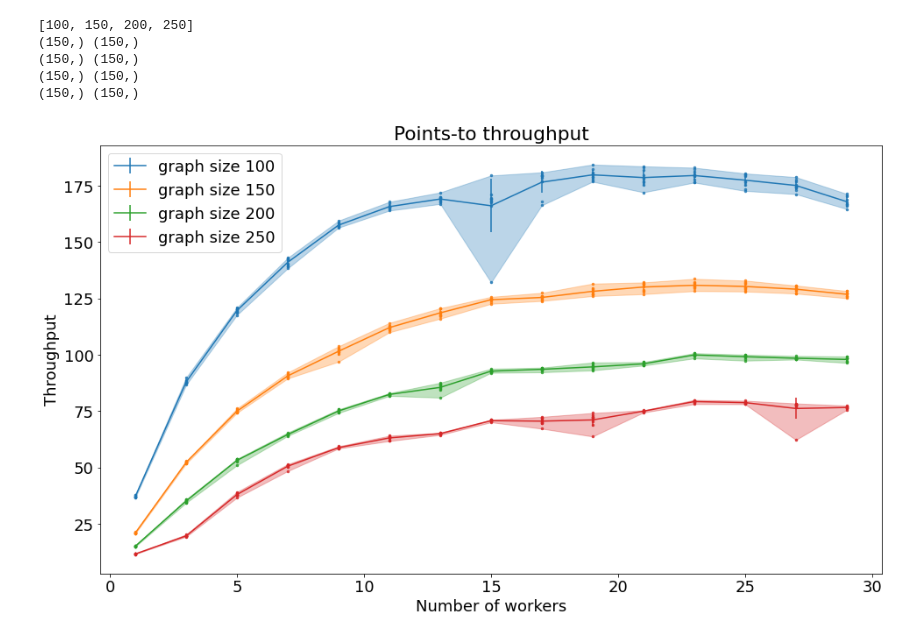
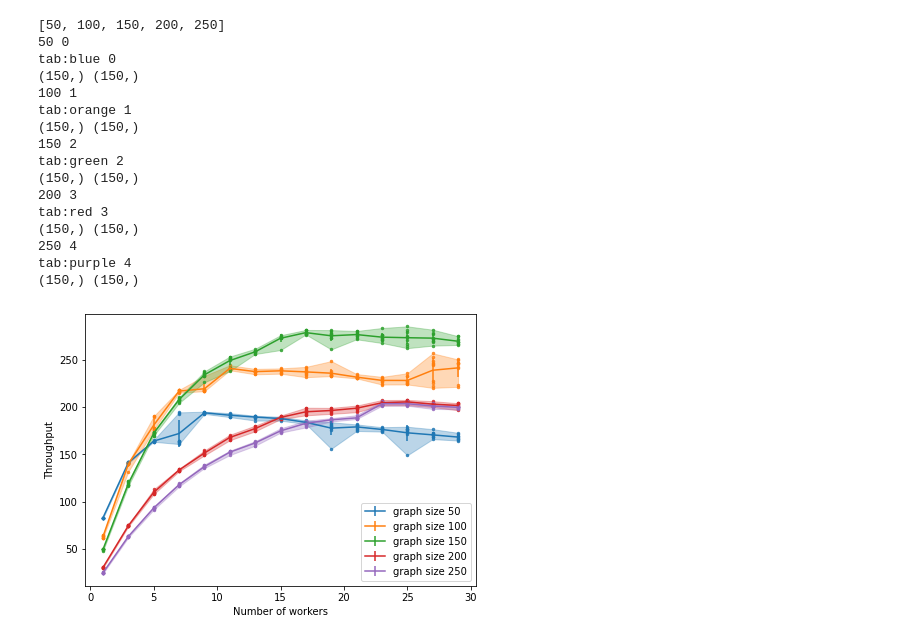
Before and after one commit to Vincent-lau/erlog, a Jupyter notebook: apps/bench/src/plot.ipynb, the cells around one changed output. Cells and saved outputs as stored; diff of their text form; code cells hidden in the pictures.

Commit message:
style:remove font change in plotting

```diff
--- a/apps/bench/src/plot.ipynb
+++ b/apps/bench/src/plot.ipynb
@@ -9,9 +10,13 @@ th_scaling = 10000
 plot_colours = ['tab:blue', 'tab:orange', 'tab:green', 'tab:red', 'tab:purple',
                 'tab:brown', 'tab:pink', 'tab:gray', 'tab:olive', 'tab:cyan']
 
-font = {'size'   : 18}
-mpl.rc('font', **font)
-label_font_sz = 25
+# font = {'size'   : 25}
+# mpl.rc('font', **font)
+# label_font_sz = 30
+
+
+# rc('font', **{'family': 'serif', 'serif': ['Computer Modern']})
+# rc('text', usetex=True)
 # %%
 def get_throughput(latency, graph_size, th_scaling=10000000000):
   return graph_size  * th_scaling / float(latency) / 1000
@@ -170,6 +163,8 @@ def read_data2(file_name):
     with open(file_name, "r") as in_file:
         throughput = []
         for l in in_file:
+            if l.startswith('END'):
+              break
             if l.startswith('graph'):
                 graph_size.append(int(l.split(' ')[2]))
             if l.startswith('[') or l.startswith(' {'):
@@ -186,6 +181,8 @@ def read_data2(file_name):
                     throughput.append([get_throughput(x, graph_size[-1]) for x in t])
                 throughput_all_input.append(throughput)
                 times = []
+                if l.startswith('END'):
+                  break
 
     return (throughput_all_input, workers, graph_size)
 # %%
@@ -198,26 +195,39 @@ print(throughput_all_input[-1][-1])
 # %%
-prog_name = 'tc'
+prog_name = 'pt'
 (throughput_all_input, workers, graph_size) = read_data2(f'../results/{prog_name}_th.txt')
 
 fig, ax = plt.subplots()
-fig.set_size_inches(16,9)
+fig.set_size_inches((7,5))
 print(graph_size)
 for i,th in enumerate(throughput_all_input):
+   print(graph_size[i], i)
+   print(plot_colours[i], i)
    plot(np.array(th), np.array(workers), ax, f"graph size {graph_size[i]}", plot_colours[i])
 
 ax.legend()
-ax.set_title(f"Points-to throughput")
+# ax.set_title(f"{} throughput")
 ax.set_ylabel("Throughput")
 ax.set_xlabel("Number of workers")
 
 fig.savefig(f'{prog_name}_th.pdf')
 # %% [output]
-[100, 150, 200, 250]
+[50, 100, 150, 200, 250]
+50 0
+tab:blue 0
 (150,) (150,)
+100 1
+tab:orange 1
 (150,) (150,)
+150 2
+tab:green 2
 (150,) (150,)
+200 3
+tab:red 3
 (150,) (150,)
+250 4
+tab:purple 4
+(150,) (150,)
-[figure, old version]
+[figure, new version]
 # %%
 serial_times = np.array([[981683,924164,1096319,999730,985753], [8202526,8202526,9174541,8521315,8863537], [25952409, 26152862, 26045359,26045359,26045359]])
 
```
Also changed, not shown: parts of 10 cells of this notebook.
